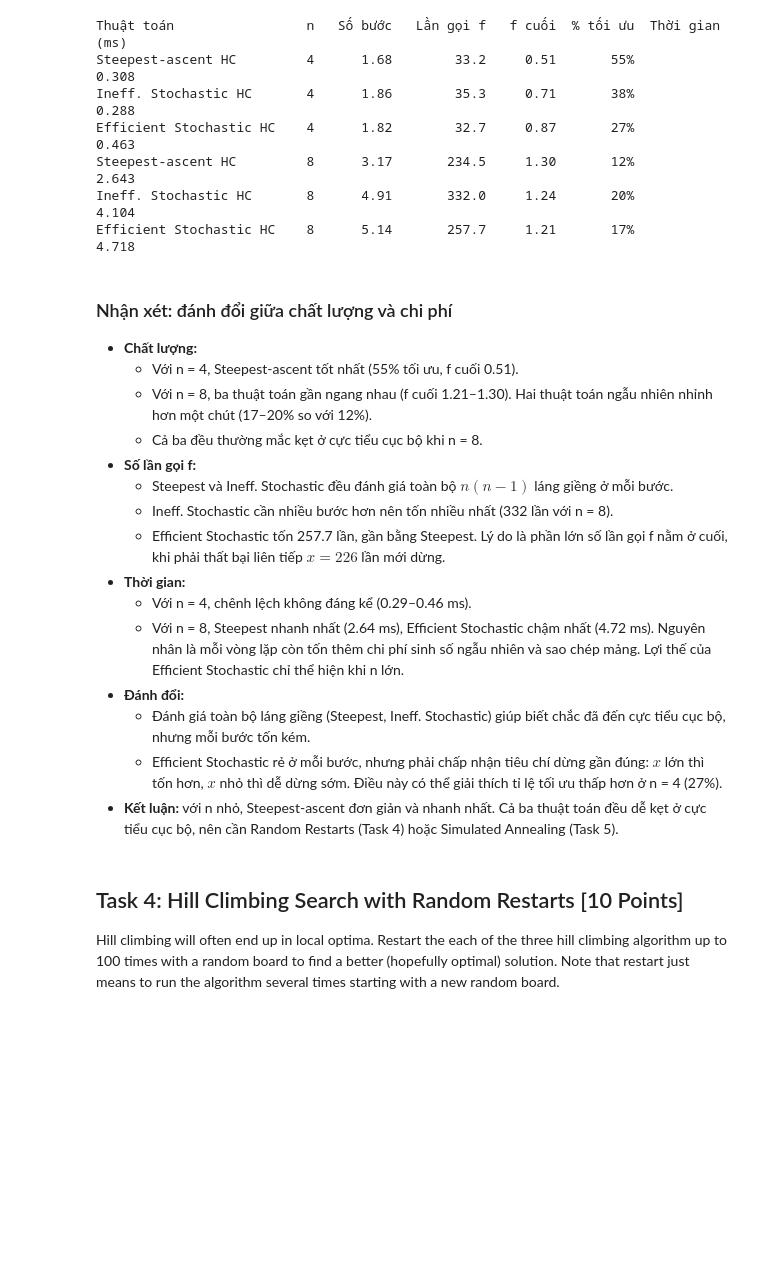
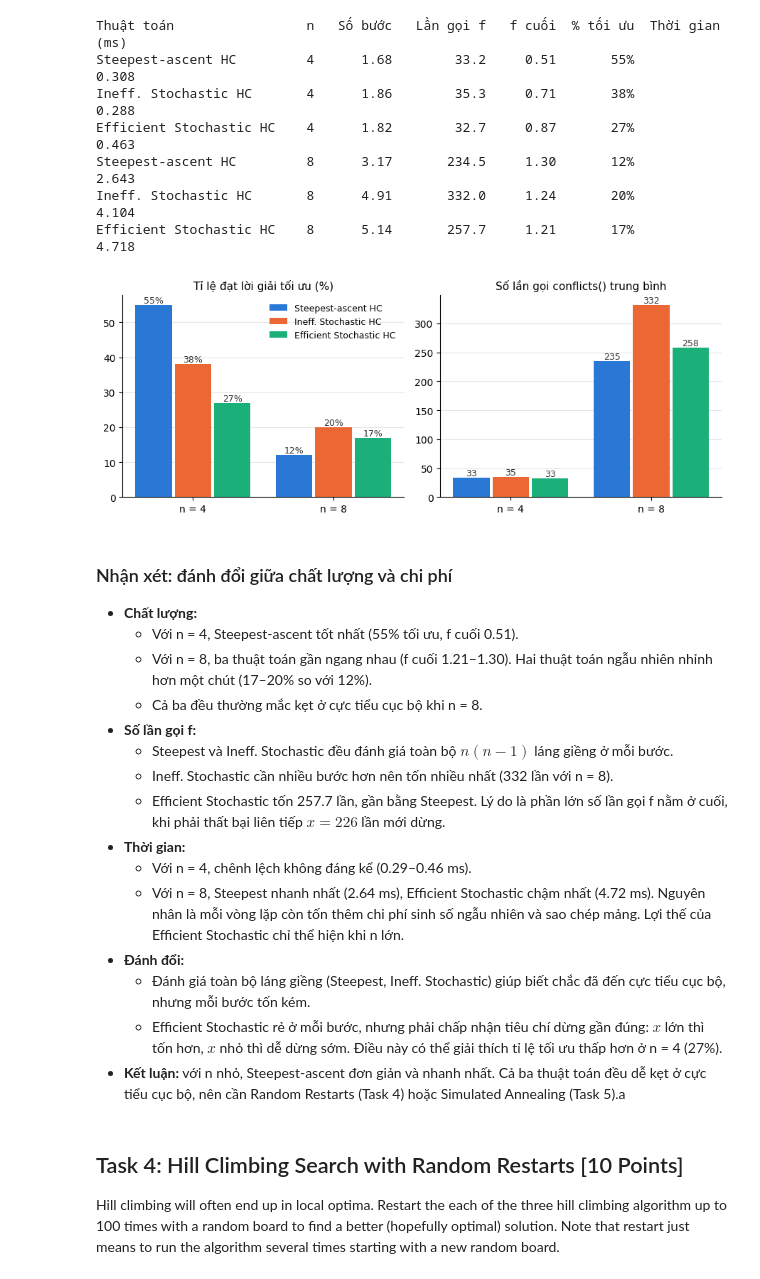
Before and after one commit to bibo0610/TTNTNC_10, a Jupyter notebook: lab03_LocalSearch/n_queens.ipynb, the cells around one changed output. Drawn from its saved outputs; the diff is of its cells as text; code cells hidden in the pictures; blank space fills up the shorter version.

```diff
--- a/lab03_LocalSearch/n_queens.ipynb
+++ b/lab03_LocalSearch/n_queens.ipynb
@@ -653,6 +653,42 @@ Efficient Stochastic HC    4      1.82        32.7     0.87       27%
 Steepest-ascent HC         8      3.17       234.5     1.30       12%           2.643
 Ineff. Stochastic HC       8      4.91       332.0     1.24       20%           4.104
 Efficient Stochastic HC    8      5.14       257.7     1.21       17%           4.718
+# %%
+
+bar_data = {}                                   # {(tên thuật toán, n): (lần gọi f, % tối ưu)}
+for n in [4, 8]:
+    for name, algo in algos:
+        s, e, f, p, t = measure(algo, n)
+        bar_data[(name, n)] = (e, p)
+
+names  = [name for name, _ in algos]
+colors = ["#2a78d6", "#eb6834", "#1baf7a"]
+sizes  = [4, 8]
+x = np.arange(len(sizes))                       # vị trí nhóm cột: n = 4, n = 8
+w = 0.26                                        # độ rộng mỗi cột
+
+fig, axs = plt.subplots(1, 2, figsize=(9, 3.6))
+panels = [(axs[0], 1, "Tỉ lệ đạt lời giải tối ưu (%)",     "{:.0f}%"),   # vị trí 1: % tối ưu
+          (axs[1], 0, "Số lần gọi conflicts() trung bình", "{:.0f}")]    # vị trí 0: số lần gọi f
+for ax, idx, title, fmt in panels:
+    for k, name in enumerate(names):
+        vals = [bar_data[(name, n)][idx] for n in sizes]
+        bars = ax.bar(x + (k - 1) * (w + 0.02), vals, w, color=colors[k], label=name)
+        for b, v in zip(bars, vals):            # ghi số trên đầu mỗi cột
+            ax.text(b.get_x() + b.get_width() / 2, v, fmt.format(v),
+                    ha="center", va="bottom", fontsize=9, color="#333")
+    ax.set_xticks(x)
+    ax.set_xticklabels([f"n = {s}" for s in sizes])
+    ax.set_title(title, fontsize=11)
+    ax.grid(axis="y", color="#e5e5e5", linewidth=0.8)
+    ax.set_axisbelow(True)                      # lưới nằm dưới cột
+    ax.spines["top"].set_visible(False)         # bỏ khung trên và bên phải
+    ax.spines["right"].set_visible(False)
+axs[0].legend(frameon=False, fontsize=9, loc="upper right")
+plt.tight_layout()
+plt.show()
+# %% [output]
+[figure, added]
 # %% [markdown]
 ### Nhận xét: đánh đổi giữa chất lượng và chi phí
 
@@ -670,7 +706,7 @@ Efficient Stochastic HC    8      5.14       257.7     1.21       17%
 - **Đánh đổi:**
   - Đánh giá toàn bộ láng giềng (Steepest, Ineff. Stochastic) giúp biết chắc đã đến cực tiểu cục bộ, nhưng mỗi bước tốn kém.
   - Efficient Stochastic rẻ ở mỗi bước, nhưng phải chấp nhận tiêu chí dừng gần đúng: $x$ lớn thì tốn hơn, $x$ nhỏ thì dễ dừng sớm. Điều này có thể giải thích tỉ lệ tối ưu thấp hơn ở n = 4 (27%).
-- **Kết luận:** với n nhỏ, Steepest-ascent đơn giản và nhanh nhất. Cả ba thuật toán đều dễ kẹt ở cực tiểu cục bộ, nên cần Random Restarts (Task 4) hoặc Simulated Annealing (Task 5).
+- **Kết luận:** với n nhỏ, Steepest-ascent đơn giản và nhanh nhất. Cả ba thuật toán đều dễ kẹt ở cực tiểu cục bộ, nên cần Random Restarts (Task 4) hoặc Simulated Annealing (Task 5).a
 # %% [markdown]
 ## Task 4: Hill Climbing Search with Random Restarts [10 Points]
 
```
